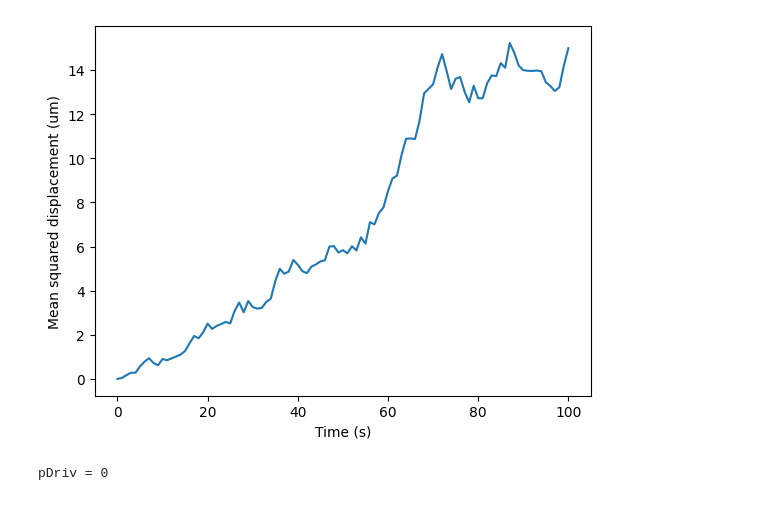
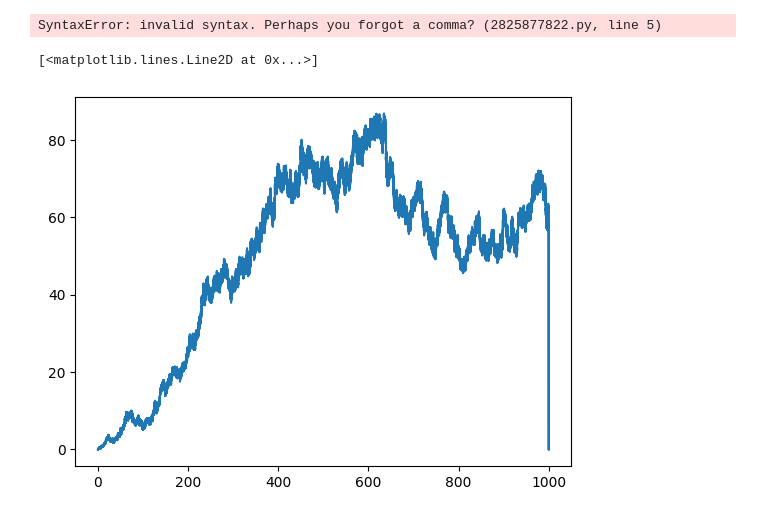
Before and after one commit to songk42/VSV-sim, a Jupyter notebook: analysis.ipynb, the cells around one changed output. Drawn from its saved outputs; the diff is of its cells as text; code cells hidden in the pictures.

```diff
--- a/analysis.ipynb
+++ b/analysis.ipynb
@@ -31,20 +25,38 @@ plt.show()
-# %%
-fps = 1000
-plt.xlabel("Time (s)")
-plt.ylabel("Mean squared displacement (um)")
-plt.plot(np.arange(100+1), mean_squared_disp[::fps])
-plt.show()
-# %% [output]
-[figure, removed]
+# %%
+fig, ax = analysis.plot_msd_vs_time(
+    p_driv_vals=[0.0, 0.004, 0.01, 0.05, 0.1, 0.2, 0.5, 1.0],
+    n_particles=1000,
+    total_time=6000,
+    dt=0.001,
+    graph_cutoff=2000,
+)
+plt.show()
+# %% [output]
+SyntaxError: invalid syntax. Perhaps you forgot a comma? (2825877822.py, line 5)
 # %%
-time = 10000
-n = 100
+msd = np.zeros(int(1000 / 0.001 + 2))
+particle_ct = np.zeros(int(1000 / 0.001 + 2))
+for _ in range(10):
+    config = sim.SimulationConfig(
+        n_particles=1,
+        total_time=1000,
+        p_driv=0.004,
+        end_early=False,
+        dt=0.001,
+    )
 
-for pDriv in [0, 0.03, 0.06, 0.12, 0.25, 0.5, 1.0]:
-    config = sim.SimulationConfig(n_particles=n, total_time=time, p_driv=pDriv)
-    print(f"pDriv = {pDriv}")
+    # Run analysis to get MSD
     analysis_output = analysis.analyze(config)
-    # plt.plot(time_axis, msd)
-    print('---')
+    msd += np.pad(analysis_output.msd, (0, len(msd) - len(analysis_output.msd)), 'constant')
+    particle_ct[:len(analysis_output.msd)] += 1
+
+particle_ct[particle_ct == 0] = 1  # Prevent division by zero
+msd /= particle_ct
+
+# Create time axis
+time = np.arange(len(msd)) * 0.001
-# %% [output]
-pDriv = 0
+# %%
+plt.plot(time, msd*1e12, label="p_driv=0.004")
+# %% [output]
+[<matplotlib.lines.Line2D at 0x...>]
+[figure, added]
```
Also changed, not shown: parts of 4 cells of this notebook, 3 other files.
